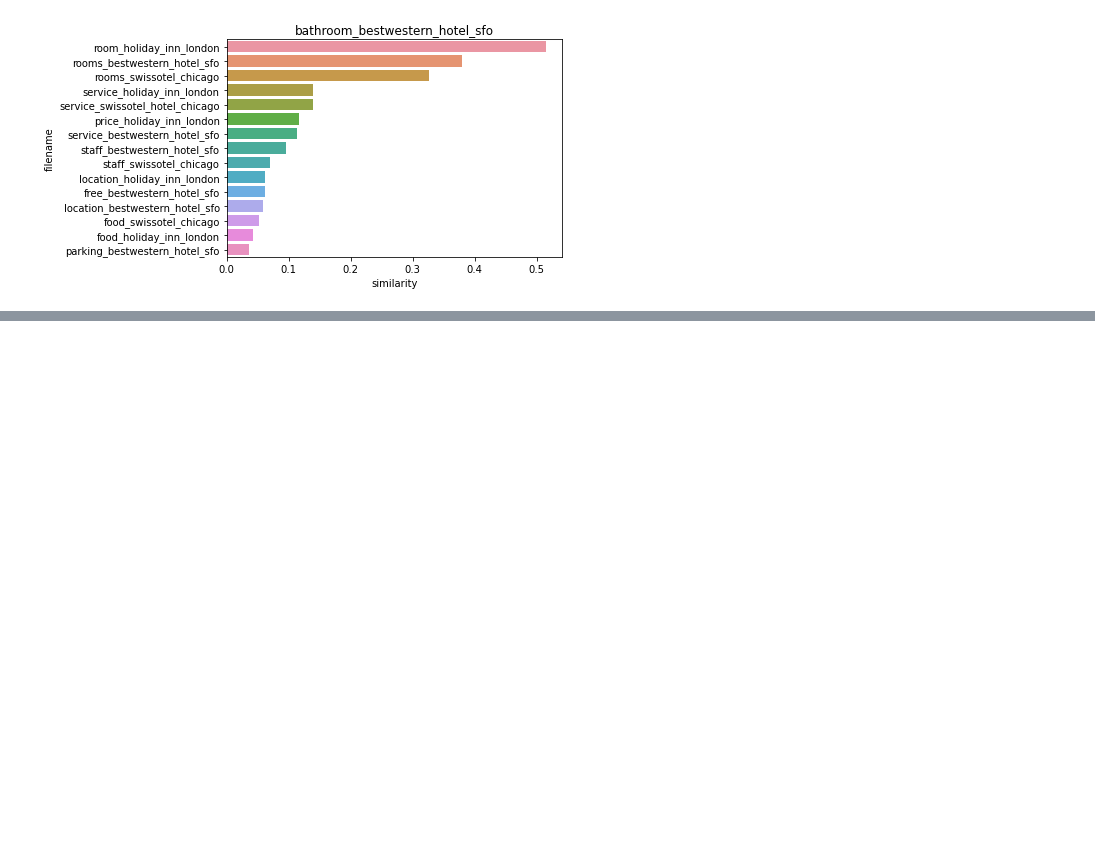
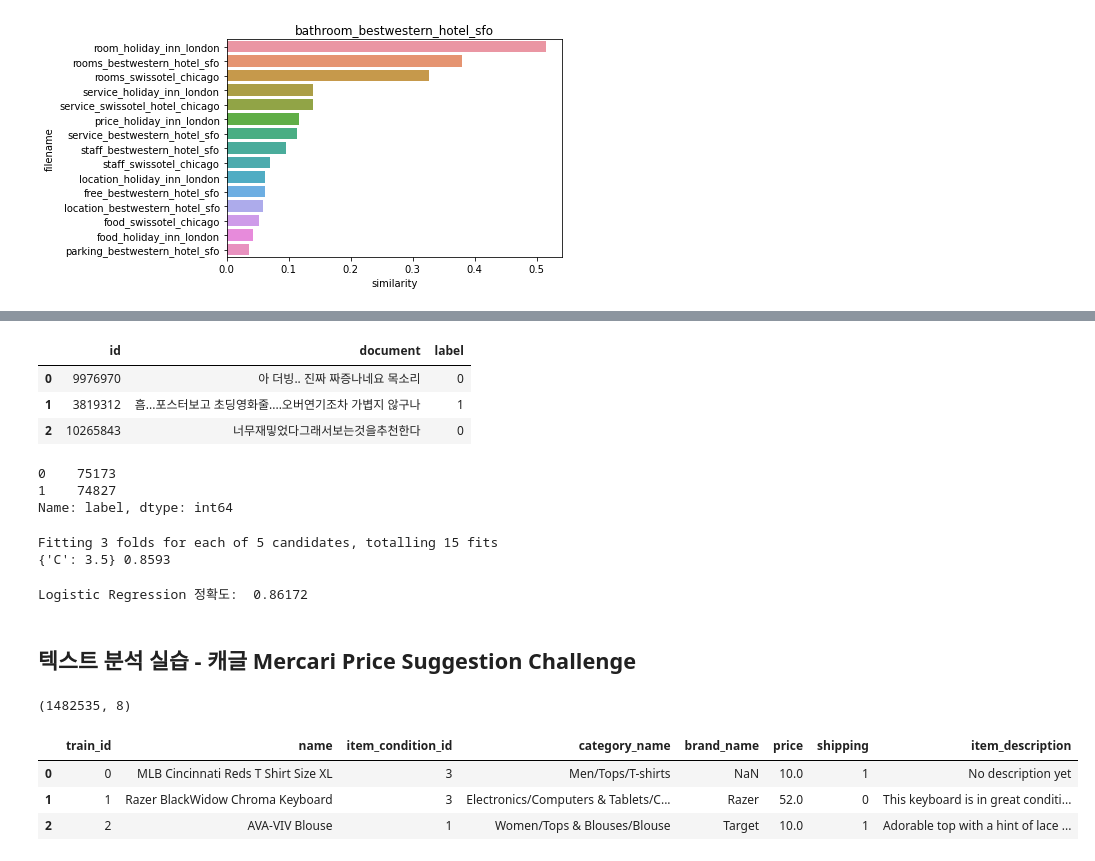
Before and after one commit to kayeehan/ML-books-study, a Jupyter notebook: ML-books(파이썬 머신러닝 완벽 가이드)_Ch.08.ipynb, the cells around one changed output, grey strips where cells are left out. Drawn from its saved outputs; the diff is of its cells as text; code cells hidden in the pictures; blank space fills up the shorter version.

```diff
--- a/ML-books(파이썬 머신러닝 완벽 가이드)_Ch.08.ipynb
+++ b/ML-books(파이썬 머신러닝 완벽 가이드)_Ch.08.ipynb
@@ -1203,0 +1233,16 @@ fig1.savefig('p553_hotel.tif', format='tif', dpi=300, bbox_inches='tight')
+# %%
+import pandas as pd
+
+train_df = pd.read_csv('c:/data/ratings/ratings_train.txt', sep='\t')
+train_df.head(3)
+# %% [output]
+|  | id | document | label |
+| 0 | 9976970 | 아 더빙.. 진짜 짜증나네요 목소리 | 0 |
+| 1 | 3819312 | 흠...포스터보고 초딩영화줄....오버연기조차 가볍지 않구나 | 1 |
+| 2 | 10265843 | 너무재밓었다그래서보는것을추천한다 | 0 |
+# %%
+train_df['label'].value_counts( )
+# %% [output]
+0    75173
+1    74827
+Name: label, dtype: int64
@@ -1203,0 +1281,42 @@ fig1.savefig('p553_hotel.tif', format='tif', dpi=300, bbox_inches='tight')
+# %%
+# 로지스틱 회귀를 이용해 감성 분석 분류 수행
+lg_clf = LogisticRegression(random_state=0, solver='liblinear')
+
+# Parameter C 최적화를 위해 GridSearchCV 를 이용.
+params = { 'C': [1 ,3.5, 4.5, 5.5, 10 ] }
+grid_cv = GridSearchCV(lg_clf , param_grid=params , cv=3 ,scoring='accuracy', verbose=1 )
+grid_cv.fit(tfidf_matrix_train , train_df['label'] )
+print(grid_cv.best_params_ , round(grid_cv.best_score_,4))
+# %% [output]
+Fitting 3 folds for each of 5 candidates, totalling 15 fits
+{'C': 3.5} 0.8593
+# %%
+from sklearn.metrics import accuracy_score
+
+# 학습 데이터를 적용한 TfidfVectorizer를 이용하여 테스트 데이터를 TF-IDF 값으로 Feature 변환함.
+tfidf_matrix_test = tfidf_vect.transform(test_df['document'])
+
+# classifier 는 GridSearchCV에서 최적 파라미터로 학습된 classifier를 그대로 이용
+best_estimator = grid_cv.best_estimator_
+preds = best_estimator.predict(tfidf_matrix_test)
+
+print('Logistic Regression 정확도: ',accuracy_score(test_df['label'],preds))
+# %% [output]
+Logistic Regression 정확도:  0.86172
+# %% [markdown]
+## 텍스트 분석 실습 - 캐글 Mercari Price Suggestion Challenge
+# %%
+from sklearn.linear_model import Ridge, LogisticRegression
+from sklearn.model_selection import train_test_split, cross_val_score
+from sklearn.feature_extraction.text import CountVectorizer , TfidfVectorizer
+import pandas as pd
+
+mercari_df = pd.read_csv('c:/data/mercari_train.tsv', sep='\t')
+print(mercari_df.shape)
+mercari_df.head(3)
+# %% [output]
+(1482535, 8)
+|  | train_id | name | item_condition_id | category_name | brand_name | price | shipping | item_description |
+| 0 | 0 | MLB Cincinnati Reds T Shirt Size XL | 3 | Men/Tops/T-shirts | NaN | 10.0 | 1 | No description yet |
+| 1 | 1 | Razer BlackWidow Chroma Keyboard | 3 | Electronics/Computers & Tablets/C... | Razer | 52.0 | 0 | This keyboard is in great conditi... |
+| 2 | 2 | AVA-VIV Blouse | 1 | Women/Tops & Blouses/Blouse | Target | 10.0 | 1 | Adorable top with a hint of lace ... |
```
Also changed, not shown: parts of 29 cells of this notebook.
